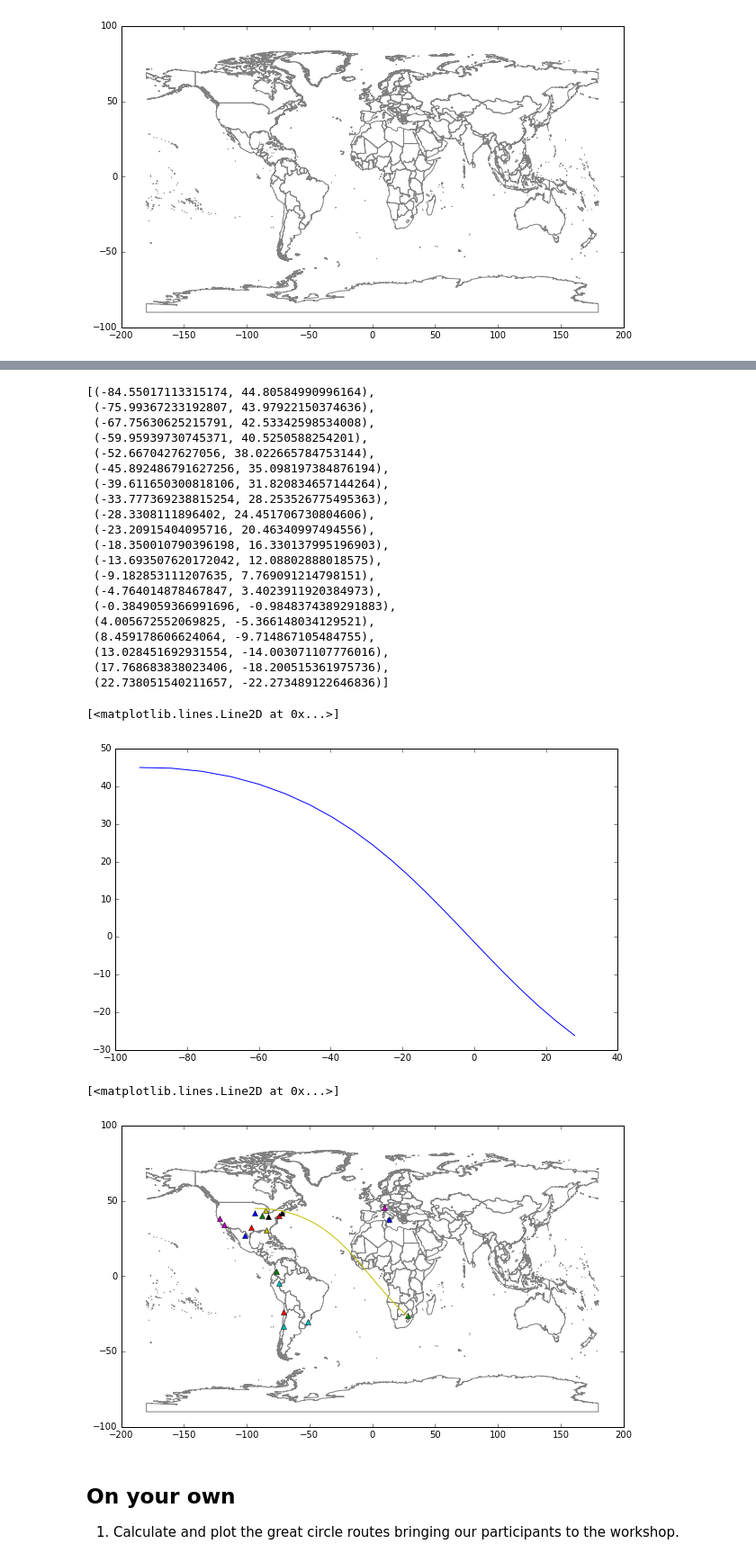
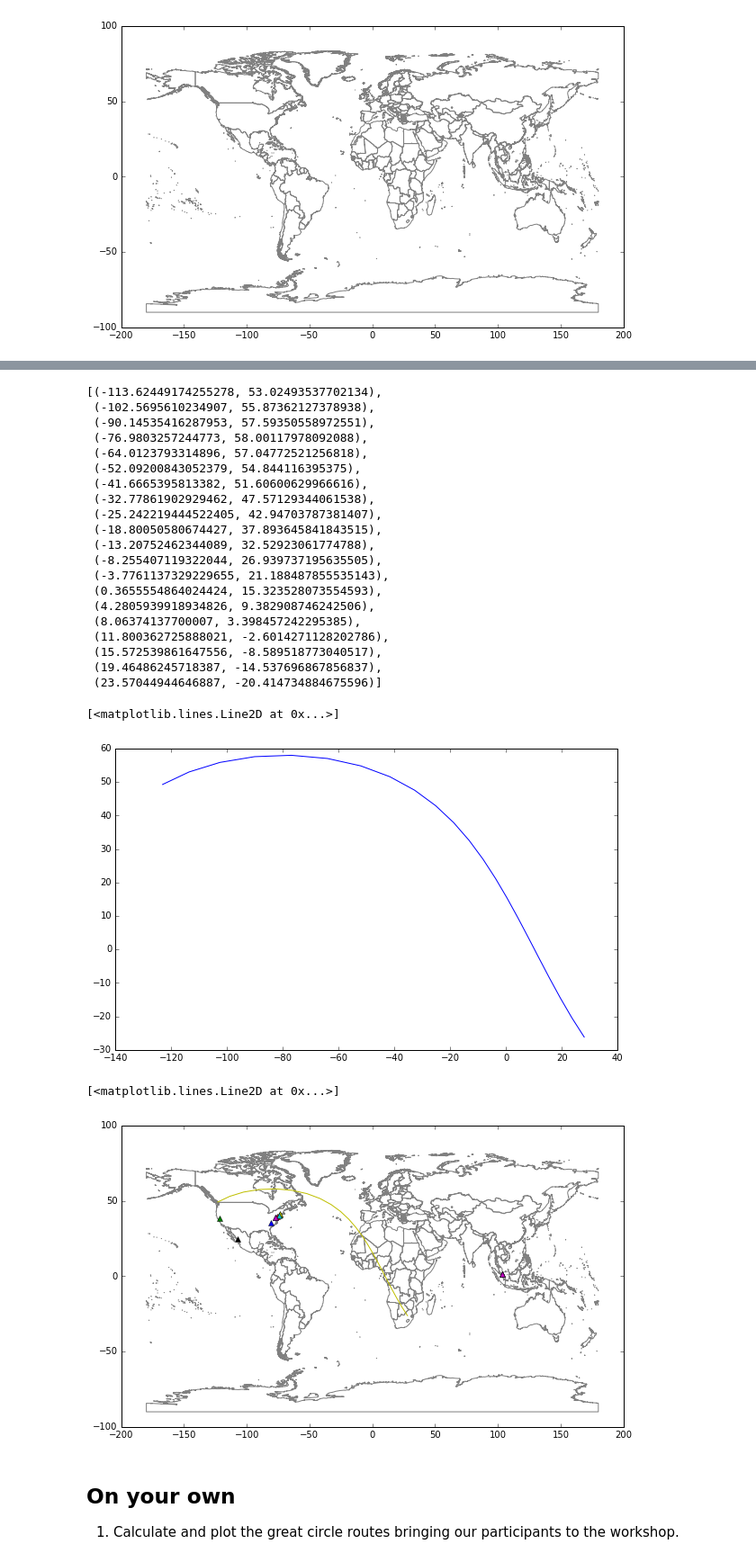
Before and after one commit to sjsrey/pysalnarsc17, a Jupyter notebook: content/08_routes.ipynb, the cells around one changed output, grey strips where cells are left out. Shown at 90% size. Saved outputs shown, nothing was run; the diff lists cells and outputs as text; code cells hidden in the pictures.

```diff
--- a/content/08_routes.ipynb
+++ b/content/08_routes.ipynb
@@ -118,6 +111,6 @@ for feature in g['features']:
     else:
         plot(*sf.exterior.xy, color='grey')
 
-for idx, p in participants.iterrows():
+for idx, p in participants2017.iterrows():
     plot(p['lon'], p['lat'], '^')
 # %% [output]
@@ -127,3 +118,5 @@ minn = (-93.2550, 44.9778)
+# %%
+vancouver = (-123.120542, 49.285095)
 # %%
 import pyproj
 # %%
@@ -140,30 +133,31 @@ gcd[-1] * 0.000621371
 # %%
-waypoints = geod.npts(minn[0], minn[1], 27.9977, -26.1836, 20)
+waypoints = geod.npts(vancouver[0], vancouver[1], 27.9977, -26.1836, 20)
 # %%
 waypoints
 # %% [output]
-[(-84.55017113315174, 44.80584990996164),
- (-75.99367233192807, 43.97922150374636),
- (-67.75630625215791, 42.53342598534008),
- (-59.95939730745371, 40.5250588254201),
- (-52.6670427627056, 38.022665784753144),
- (-45.892486791627256, 35.098197384876194),
- (-39.611650300818106, 31.820834657144264),
- (-33.777369238815254, 28.253526775495363),
- (-28.3308111896402, 24.451706730804606),
- (-23.20915404095716, 20.46340997494556),
- (-18.350010790396198, 16.330137995196903),
- (-13.693507620172042, 12.08802888018575),
- (-9.182853111207635, 7.769091214798151),
- (-4.764014878467847, 3.4023911920384973),
- (-0.3849059366991696, -0.9848374389291883),
- (4.005672552069825, -5.366148034129521),
- (8.459178606624064, -9.714867105484755),
- (13.028451692931554, -14.003071107776016),
- (17.768683838023406, -18.200515361975736),
- (22.738051540211657, -22.273489122646836)]
+[(-113.62449174255278, 53.02493537702134),
+ (-102.5695610234907, 55.87362127378938),
+ (-90.14535416287953, 57.59350558972551),
+ (-76.9803257244773, 58.00117978092088),
+ (-64.0123793314896, 57.04772521256818),
+ (-52.09200843052379, 54.844116395375),
+ (-41.6665395813382, 51.60600629966616),
+ (-32.77861902929462, 47.57129344061538),
+ (-25.242219444522405, 42.94703787381407),
+ (-18.80050580674427, 37.893645841843515),
+ (-13.20752462344089, 32.52923061774788),
+ (-8.255407119322044, 26.939737195635505),
+ (-3.7761137329229655, 21.188487855535143),
+ (0.3655554864024424, 15.323528073554593),
+ (4.2805939918934826, 9.382908746242506),
+ (8.06374137700007, 3.398457242295385),
+ (11.800362725888021, -2.6014271128202786),
+ (15.572539861647556, -8.589518773040517),
+ (19.46486245718387, -14.537696867856837),
+ (23.57044944646887, -20.414734884675596)]
 # %%
-route = [minn]
+#route = [minn]
+route = [vancouver]
 route.extend(waypoints)
 route.append((27.9977, -26.1836))
 # %%
@@ -172,24 +166,24 @@ route = np.array(route)
 plot(route[:,0], route[:,1])
 # %% [output]
 [<matplotlib.lines.Line2D at 0x...>]
-[figure, old version]
+[figure, new version]
 # %%
 from shapely.geometry import shape
 for feature in g['features']:
     sf = shape(feature['geometry'])
     if feature['geometry']['type'] == 'MultiPolygon':
         for geom in sf.geoms:
             plot(*geom.exterior.xy, color='grey')
     else:
         plot(*sf.exterior.xy, color='grey')
 
-for idx, p in participants.iterrows():
+for idx, p in participants2017.iterrows():
     plot(p['lon'], p['lat'], '^')
 
 plot(route[:,0], route[:,1])
 # %% [output]
 [<matplotlib.lines.Line2D at 0x...>]
-[figure, old version]
+[figure, new version]
 # %% [markdown]
 ## On your own
 
```
Also changed, not shown: parts of 17 cells of this notebook, 6 other files.
